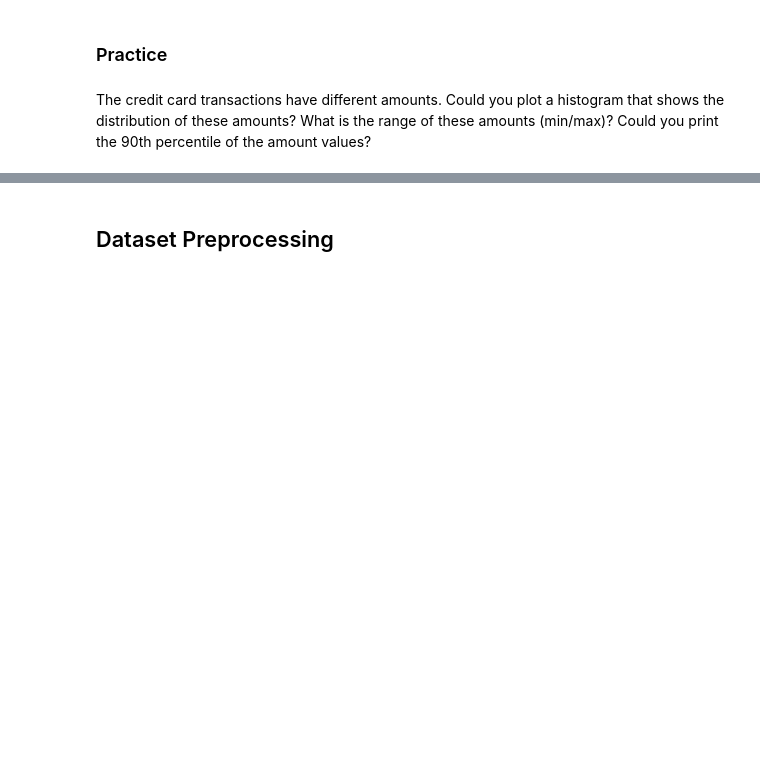
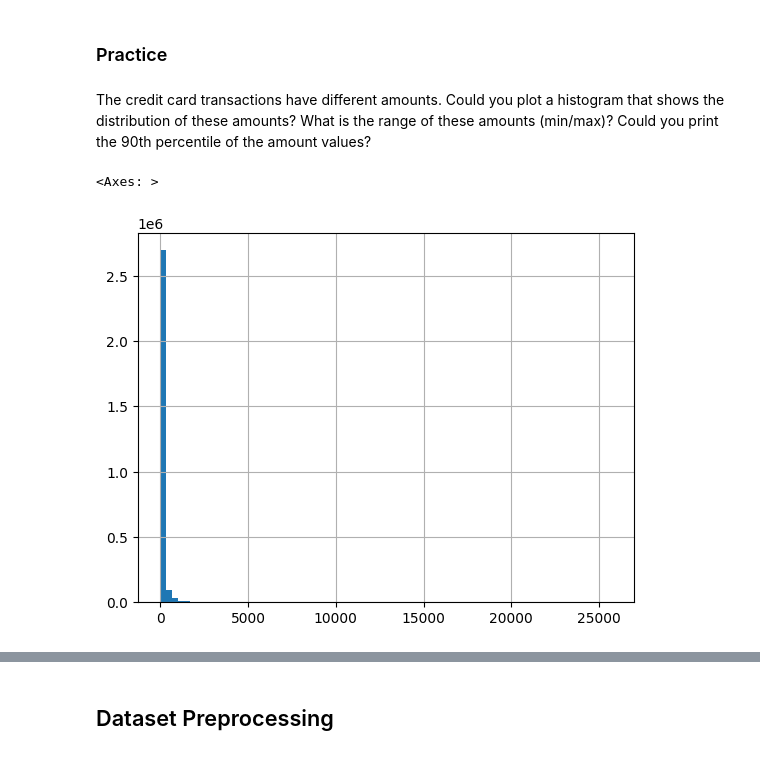
Before and after one commit to bbearce/code-journal, a Jupyter notebook: docs/notes/machine_learning/Coursera/JupyterNotebooks/classification_tree_svm.ipynb, the cells around one changed output, grey strips where cells are left out. Cells and saved outputs as stored; diff of their text form; code cells hidden in the pictures; blank space fills up the shorter version.

```diff
--- a/docs/notes/machine_learning/Coursera/JupyterNotebooks/classification_tree_svm.ipynb
+++ b/docs/notes/machine_learning/Coursera/JupyterNotebooks/classification_tree_svm.ipynb
@@ -170,3 +204,7 @@ As shown above, the Class variable has two values: 0 (the credit card transactio
 The credit card transactions have different amounts. Could you plot a histogram that shows the distribution of these amounts? What is the range of these amounts (min/max)? Could you print the 90th percentile of the amount values?
 # %%
 # your code here
+big_raw_data['Amount'].hist(bins=75)
+# %% [output]
+<Axes: >
+[figure, added]
```
Also changed, not shown: parts of 12 cells of this notebook, 3 other files.
